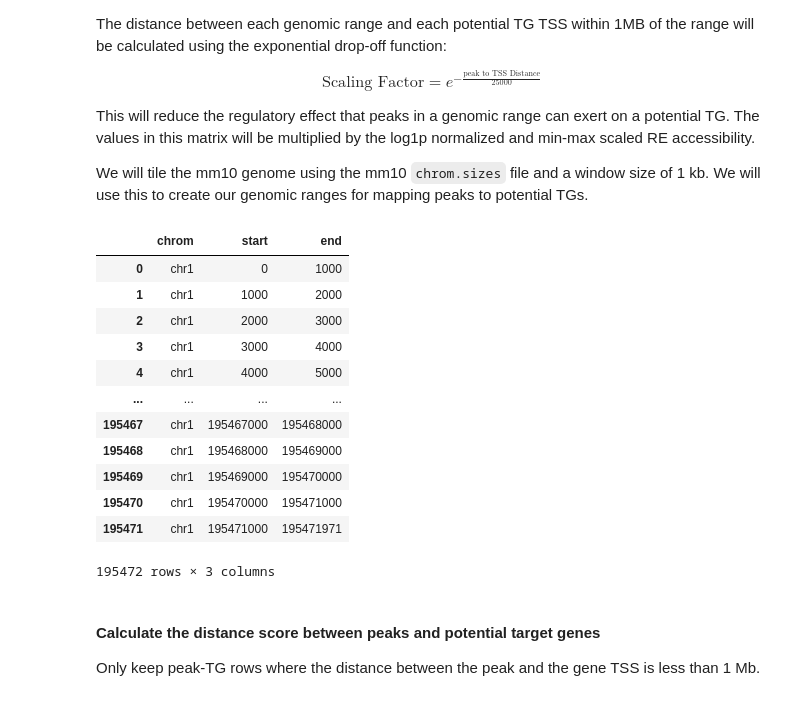
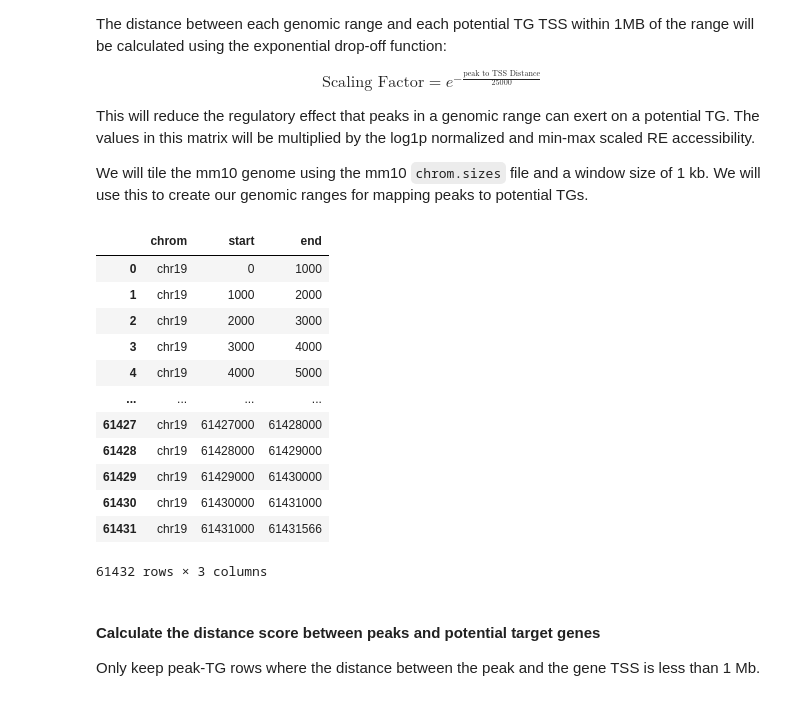
Before and after one commit to emoeller80281/Custom_GRN_Inference, a Jupyter notebook: dev/notebooks/transformer_model_testing.ipynb, the cells around one changed output. Saved outputs shown, nothing was run; the diff lists cells and outputs as text; code cells hidden in the pictures.

```diff
--- a/dev/notebooks/transformer_model_testing.ipynb
+++ b/dev/notebooks/transformer_model_testing.ipynb
@@ -122,27 +122,27 @@ We will tile the mm10 genome using the mm10 `chrom.sizes` file and a window size
 # %%
 window_size = 1000
 mm10_genome_windows = pybedtools.bedtool.BedTool().window_maker(g=mm10_chrom_sizes_file, w=window_size)
-mm10_chr1_windows = (
+mm10_chr19_windows = (
     mm10_genome_windows
-    .filter(lambda x: x.chrom == "chr1")
+    .filter(lambda x: x.chrom == "chr19")
     .saveas(os.path.join(mm10_genome_dir, f"mm10_chr1_windows_{window_size // 1000}kb.bed"))
     .to_dataframe()
     )
-mm10_chr1_windows
+mm10_chr19_windows
 # %% [output]
 |  | chrom | start | end |
-| 0 | chr1 | 0 | 1000 |
-| 1 | chr1 | 1000 | 2000 |
-| 2 | chr1 | 2000 | 3000 |
-| 3 | chr1 | 3000 | 4000 |
-| 4 | chr1 | 4000 | 5000 |
+| 0 | chr19 | 0 | 1000 |
+| 1 | chr19 | 1000 | 2000 |
+| 2 | chr19 | 2000 | 3000 |
+| 3 | chr19 | 3000 | 4000 |
+| 4 | chr19 | 4000 | 5000 |
 | ... | ... | ... | ... |
-| 195467 | chr1 | 195467000 | 195468000 |
-| 195468 | chr1 | 195468000 | 195469000 |
-| 195469 | chr1 | 195469000 | 195470000 |
-| 195470 | chr1 | 195470000 | 195471000 |
-| 195471 | chr1 | 195471000 | 195471971 |
+| 61427 | chr19 | 61427000 | 61428000 |
+| 61428 | chr19 | 61428000 | 61429000 |
+| 61429 | chr19 | 61429000 | 61430000 |
+| 61430 | chr19 | 61430000 | 61431000 |
+| 61431 | chr19 | 61431000 | 61431566 |
-195472 rows × 3 columns
+61432 rows × 3 columns
 # %% [markdown]
 #### Calculate the distance score between peaks and potential target genes
 
```
Also changed, not shown: parts of 40 cells of this notebook, 4 other files.
